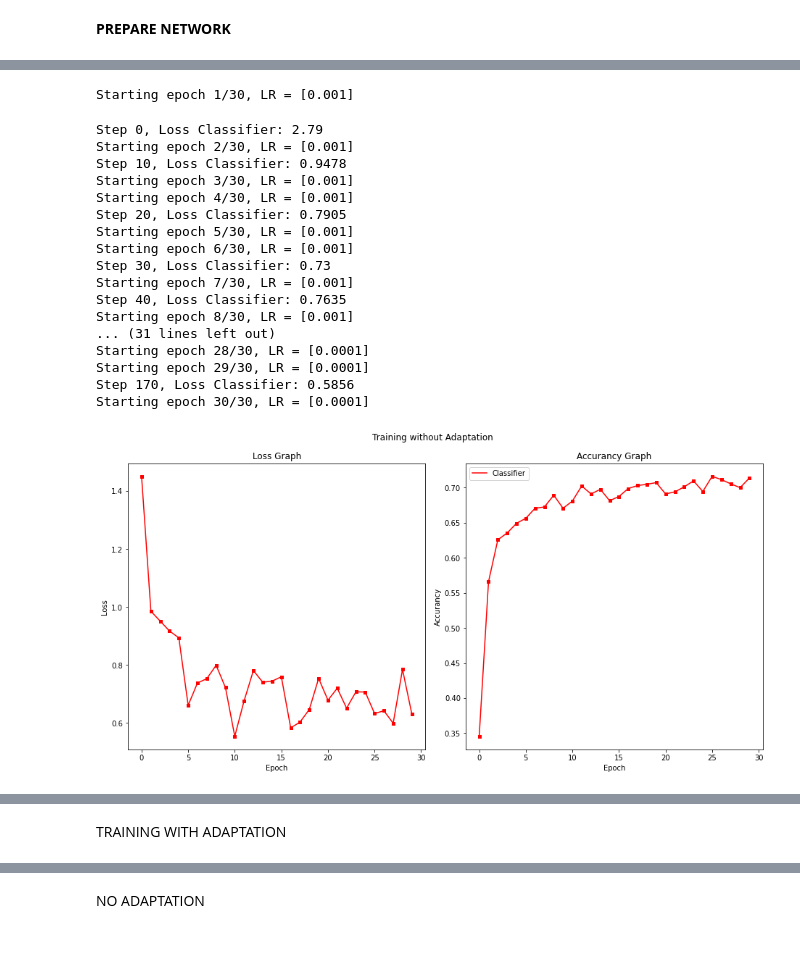
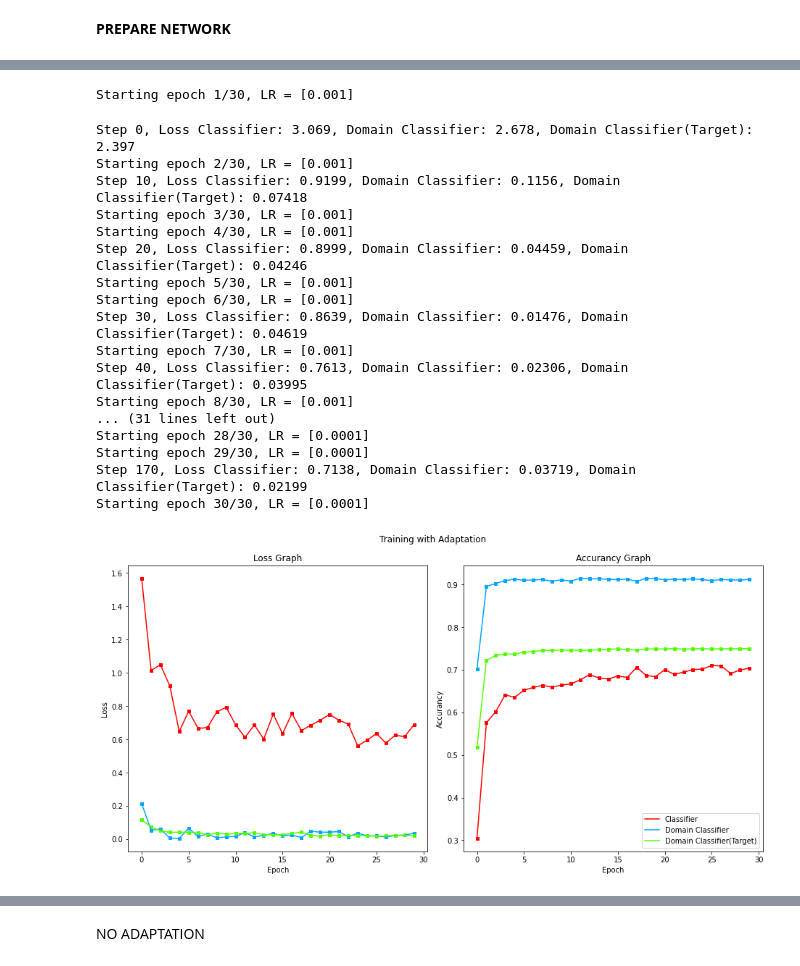
Before and after one commit to MauriVass/MachineLearning-DeepLearningCourse, a Jupyter notebook: HM3/Homework3_MLDL.ipynb, the cells around one changed output, grey strips where cells are left out. Saved outputs shown, nothing was run; the diff lists cells and outputs as text; code cells hidden in the pictures.

```diff
--- a/HM3/Homework3_MLDL.ipynb
+++ b/HM3/Homework3_MLDL.ipynb
@@ -67,7 +67,7 @@ train_transform = transforms.Compose([transforms.Resize(256),      # Resizes sho
 eval_transform = transforms.Compose([transforms.Resize(256),
                                       transforms.CenterCrop(224),
                                       transforms.ToTensor(),
-                                      transforms.Normalize((0.485, 0.456, 0.406), (0.229, 0.224, 0.225))
+                                      transforms.Normalize((0.5, 0.5, 0.5), (0.5, 0.5, 0.5))
 ])
 # %% [markdown]
 **PREPARE DATASET**
@@ -520,23 +686,0 @@ def Training(net, adaptation=None, meta=''):
-# %%
-def Test(net):
-  net = net.to(DEVICE) # this will bring the network to GPU if DEVICE is cuda
-  net.train(False) # Set Network to evaluation mode
-
-  running_corrects = 0
-  for images, labels in (target_dataloader):#tqdm
-    images = images.to(DEVICE)
-    labels = labels.to(DEVICE)
-
-    # Forward Pass
-    outputs = net(images)
-
-    # Get predictions
-    _, preds = torch.max(outputs.data, 1)
-
-    # Update Corrects
-    running_corrects += torch.sum(preds == labels.data).data.item()
-
-  # Calculate Accuracy
-  accuracy = running_corrects / float(len(target_dataset))
-
-  print('Test Accuracy: {}'.format(accuracy))
@@ -543,32 +777,32 @@ def Test(net):
 # %%
-if(False):
-  meta_t = 'noAdap'
-  losses, accuracies = Training(net,meta=meta_t)
+#Training on Photo dataset and testing on Art Painting dataset with adaptation
+meta_t = 'Adap'
+losses, accuracies = Training(net,True,meta=meta_t)
 
-  print()
-  meta = 'Training without Adaptation'
-  PlotAccuracyLoss(losses,accuracies,meta)
+print()
+meta = 'Training with Adaptation'
+PlotAccuracyLoss(losses,accuracies,meta)
 
-  print()
-  best_net = torch.load(PATH_MODELS+meta_t+'.pth')
-  Test(best_net)
+print()
+best_net = torch.load(PATH_MODELS+meta_t+'.pth')
+_ = Test(best_net,target_dataloader)
 # %% [output]
 Starting epoch 1/30, LR = [0.001]
-Step 0, Loss Classifier: 2.79
+Step 0, Loss Classifier: 3.069, Domain Classifier: 2.678, Domain Classifier(Target): 2.397
 Starting epoch 2/30, LR = [0.001]
-Step 10, Loss Classifier: 0.9478
+Step 10, Loss Classifier: 0.9199, Domain Classifier: 0.1156, Domain Classifier(Target): 0.07418
 Starting epoch 3/30, LR = [0.001]
 Starting epoch 4/30, LR = [0.001]
-Step 20, Loss Classifier: 0.7905
+Step 20, Loss Classifier: 0.8999, Domain Classifier: 0.04459, Domain Classifier(Target): 0.04246
 Starting epoch 5/30, LR = [0.001]
 Starting epoch 6/30, LR = [0.001]
-Step 30, Loss Classifier: 0.73
+Step 30, Loss Classifier: 0.8639, Domain Classifier: 0.01476, Domain Classifier(Target): 0.04619
 Starting epoch 7/30, LR = [0.001]
-Step 40, Loss Classifier: 0.7635
+Step 40, Loss Classifier: 0.7613, Domain Classifier: 0.02306, Domain Classifier(Target): 0.03995
 Starting epoch 8/30, LR = [0.001]
 ... (31 lines left out)
 Starting epoch 28/30, LR = [0.0001]
 Starting epoch 29/30, LR = [0.0001]
-Step 170, Loss Classifier: 0.5856
+Step 170, Loss Classifier: 0.7138, Domain Classifier: 0.03719, Domain Classifier(Target): 0.02199
 Starting epoch 30/30, LR = [0.0001]
-[figure, old version]
+[figure, new version]
@@ -578,2 +813,0 @@ Test Accuracy: 0.45263671875
-# %% [markdown]
-TRAINING WITH ADAPTATION
```
Also changed, not shown: parts of 47 cells of this notebook, 6 other files.
